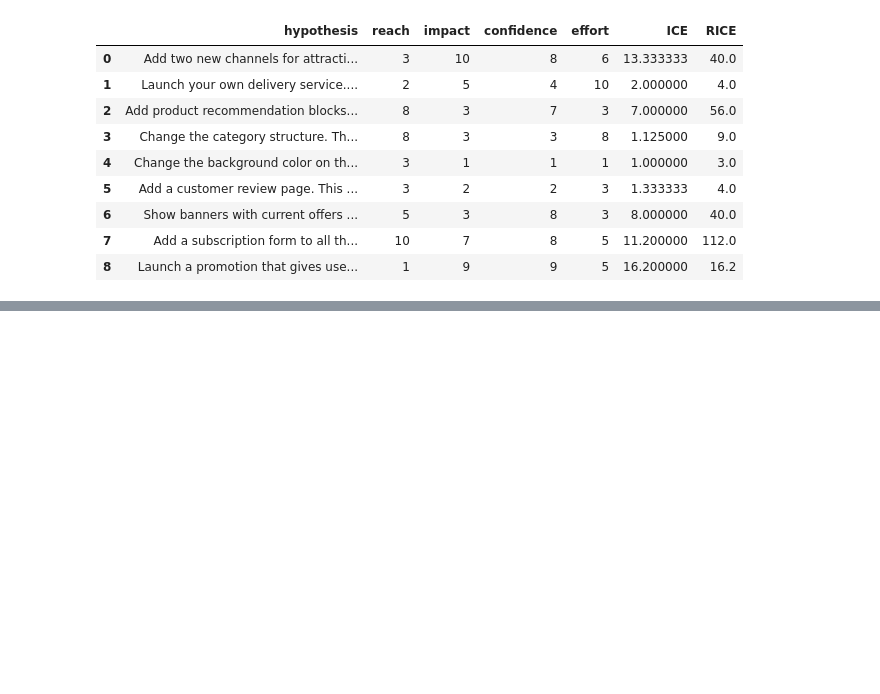
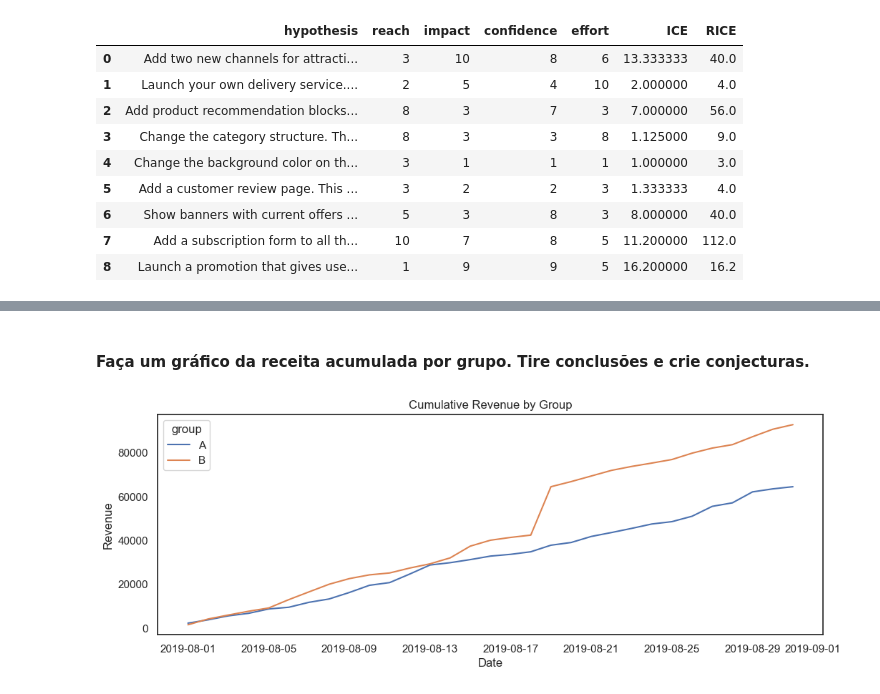
Before and after one commit to RafaelGenari/Bootcamp_Project_Making_Decisions_Based_In_Data, a Jupyter notebook: Notebooks/EDA.ipynb, the cells around one changed output, grey strips where cells are left out. Saved outputs shown, nothing was run; the diff lists cells and outputs as text; code cells hidden in the pictures; blank space fills up the shorter version.

```diff
--- a/Notebooks/EDA.ipynb
+++ b/Notebooks/EDA.ipynb
@@ -262,0 +311,3 @@ Essas variações podem acontecer porque ao incluir o fator 'reach' no cálculo
+# %%
+revenue_cumulative['orders_mean'] = revenue_cumulative['cumulative_revenue'] / revenue_cumulative['cumulative_orders']
+revenue_cumulative.head(5)
@@ -262,0 +321,4 @@ Essas variações podem acontecer porque ao incluir o fator 'reach' no cálculo
+# %%
+visits_grouped = visits_log.groupby(['date', 'group']).agg({'visits': 'sum'}).reset_index()
+visits_grouped.columns = ['date', 'group', 'visits_sum']
+visits_grouped
@@ -262,0 +339,3 @@ Essas variações podem acontecer porque ao incluir o fator 'reach' no cálculo
+# %%
+visits_grouped['cumulative_orders_sum'] = visits_grouped.groupby('group')['visits_sum'].cumsum()
+visits_grouped
@@ -262,0 +356,3 @@ Essas variações podem acontecer porque ao incluir o fator 'reach' no cálculo
+# %%
+data_total = pd.merge(revenue_cumulative, visits_grouped, how = 'left', on = ['date', 'group'])
+data_total
@@ -262,0 +373,11 @@ Essas variações podem acontecer porque ao incluir o fator 'reach' no cálculo
+# %% [markdown]
+#### Faça um gráfico da receita acumulada por grupo. Tire conclusões e crie conjecturas.
+# %%
+plt.figure(figsize=(12, 4))
+sns.lineplot(x = 'date', y= 'cumulative_revenue', hue = 'group', data = data_total)
+plt.title('Cumulative Revenue by Group')
+plt.xlabel('Date')
+plt.ylabel('Revenue')
+plt.show()
+# %% [output]
+[figure, added]
```
Also changed, not shown: parts of 42 cells of this notebook.
